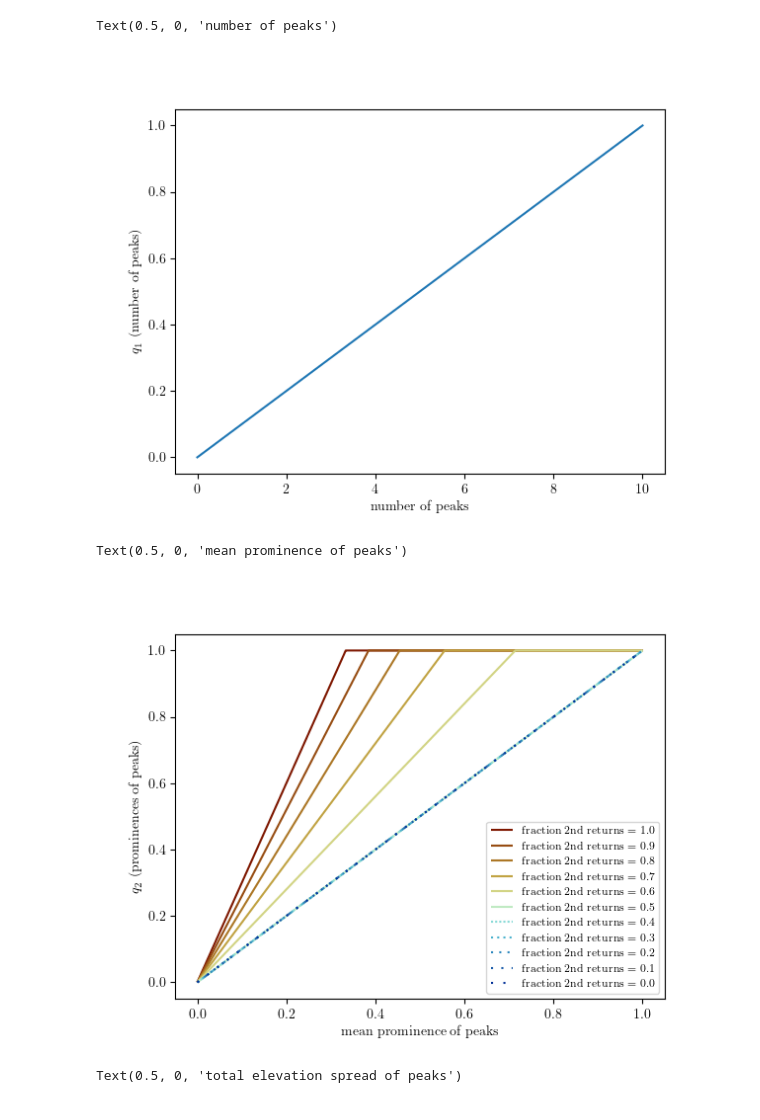
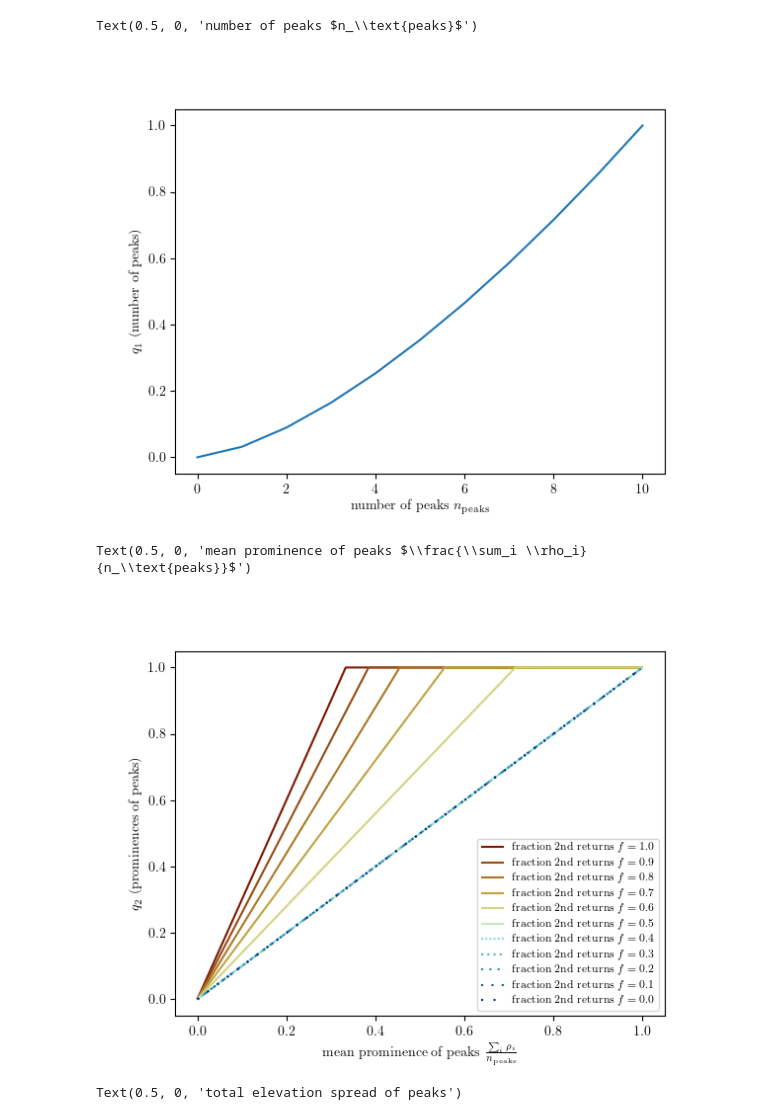
Before and after one commit to fliphilipp/icelakes-methods, a Jupyter notebook: bathy-quality-illust.ipynb, the cells around one changed output. Drawn from its saved outputs; the diff is of its cells as text; code cells hidden in the pictures.

```diff
--- a/bathy-quality-illust.ipynb
+++ b/bathy-quality-illust.ipynb
@@ -14,30 +14,30 @@ plt.rcParams.update({
 # %%
 fig, ax = plt.subplots()
 n_subsegs = 10
 n_peaks = np.arange(10,-1, -1)
-q1 = n_peaks / n_subsegs
+q1 = (n_peaks / n_subsegs) ** 1.5
 ax.plot(n_peaks, q1)
 ax.set_ylabel(r'$q_1$ (number of peaks)')
-ax.set_xlabel(r'number of peaks')
+ax.set_xlabel(r'number of peaks $n_\text{peaks}$')
 # %% [output]
-Text(0.5, 0, 'number of peaks')
+Text(0.5, 0, 'number of peaks $n_\\text{peaks}$')
-[figure, old version]
+[figure, new version]
 # %%
 fig, ax = plt.subplots()
 mean_prominences = np.linspace(0,1,1000)
 ncol = 11
 cols = cmc.roma(np.linspace(0,1,ncol))
 for i,frac_2ndreturns in enumerate(np.linspace(1,0,ncol)):
-    q2 = [np.clip(mean_prom * ((np.clip(2*frac_2ndreturns, 1, None)-1)*2+1), 0, 1) for mean_prom in mean_prominences]
+    q2 = [np.clip(mean_prom * ((np.clip(2*frac_2ndreturns, 1, None)-1)*2+1), None, 1) for mean_prom in mean_prominences]
     # np.clip(np.mean(prominences) * ((np.clip(2*frac_2ndreturns, 1, None)-1)*2+1), 0, 1)
-    ax.plot(mean_prominences, q2, color=cols[i,:], label='fraction 2nd returns = %.1f' % frac_2ndreturns,
+    ax.plot(mean_prominences, q2, color=cols[i,:], label='fraction 2nd returns $f = %.1f$' % frac_2ndreturns,
            ls=(0,(1,np.clip(i-5,0,5))))
 ax.legend(loc='lower right', fontsize=8)
 ax.set_ylabel(r'$q_2$ (prominences of peaks)')
-ax.set_xlabel(r'mean prominence of peaks')
+ax.set_xlabel(r'mean prominence of peaks $\frac{\sum_i \rho_i}{n_\text{peaks}}$')
 # %% [output]
-Text(0.5, 0, 'mean prominence of peaks')
+Text(0.5, 0, 'mean prominence of peaks $\\frac{\\sum_i \\rho_i}{n_\\text{peaks}}$')
-[figure, old version]
+[figure, new version]
 # %%
 fig, ax = plt.subplots()
 h_range = np.linspace(0,100, 1000)
```
Also changed, not shown: parts of 3 cells of this notebook, 21 other files.
